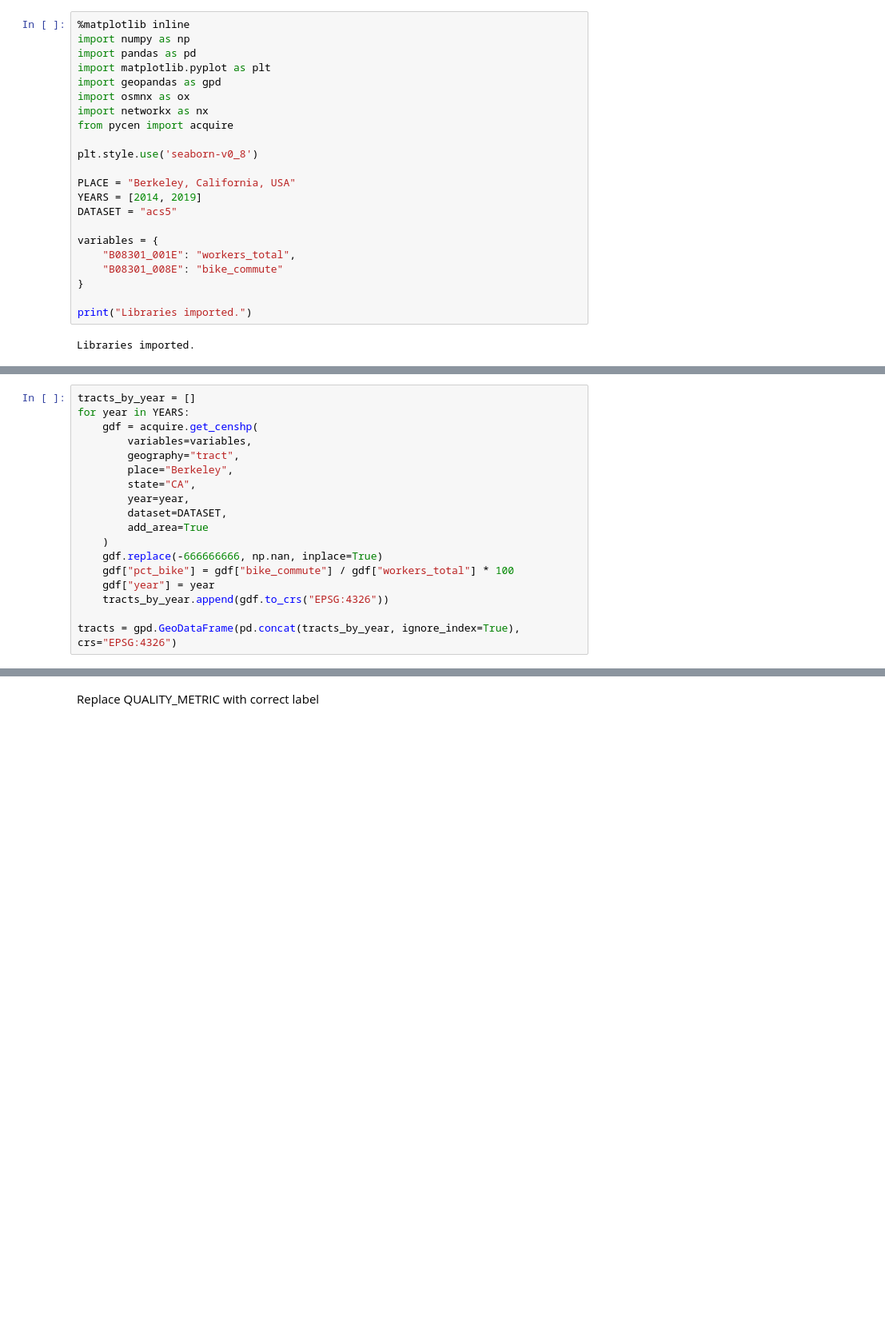
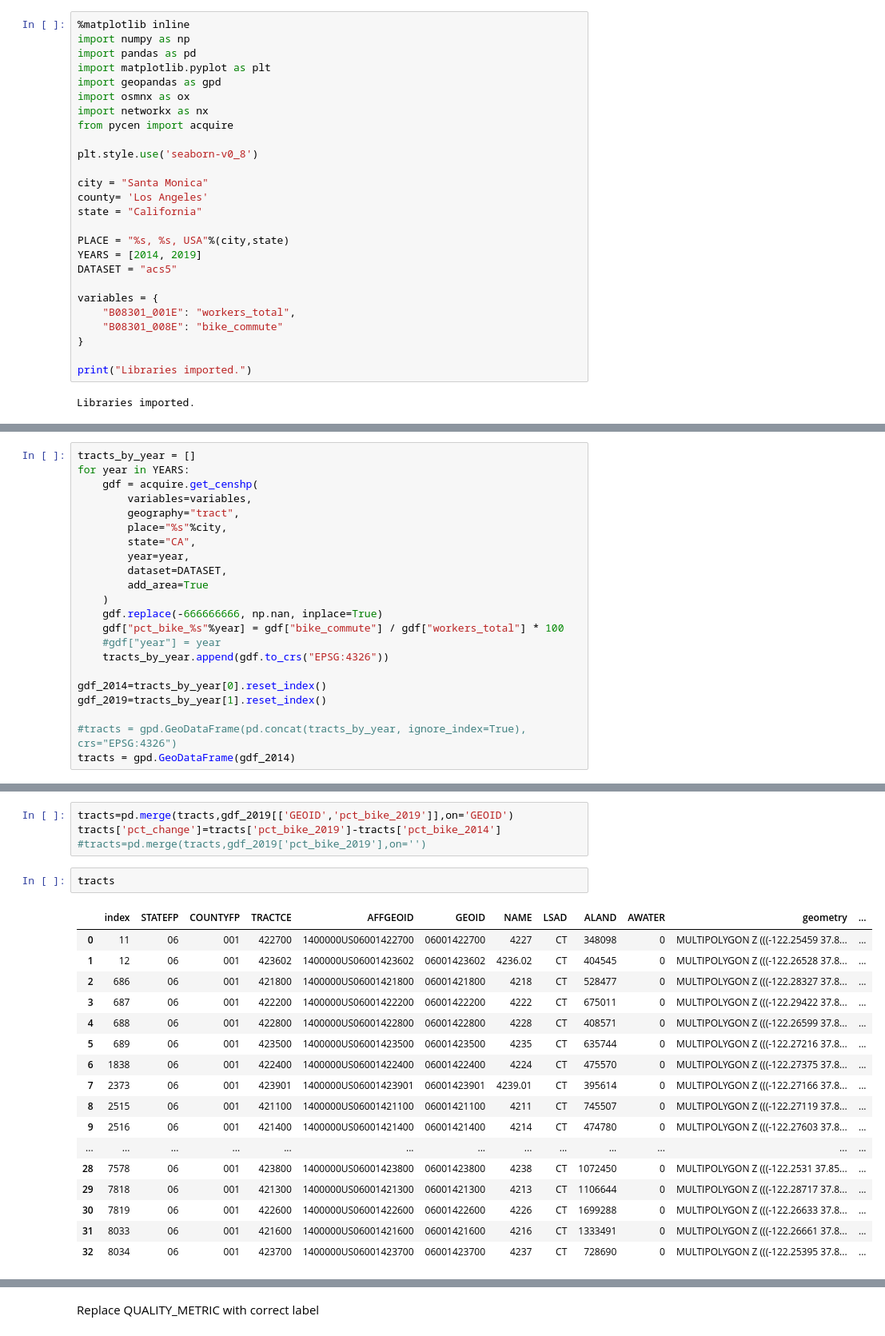
Before and after one commit to mRaffill/low_stress_network_quality, a Jupyter notebook: vis_ridership_pct.ipynb, the cells around one changed output, grey strips where cells are left out. Shown at 80% size. Cells and saved outputs as stored; diff of their text form; blank space fills up the shorter version.

```diff
--- a/vis_ridership_pct.ipynb
+++ b/vis_ridership_pct.ipynb
@@ -18,7 +18,11 @@ from pycen import acquire
 
 plt.style.use('seaborn-v0_8')
 
-PLACE = "Berkeley, California, USA"
+city = "Santa Monica"
+county= 'Los Angeles'
+state = "California"
+
+PLACE = "%s, %s, USA"%(city,state)
 YEARS = [2014, 2019]
 DATASET = "acs5"
 
@@ -50,18 +48,22 @@ for year in YEARS:
     gdf = acquire.get_censhp(
         variables=variables,
         geography="tract",
-        place="Berkeley",
+        place="%s"%city,
         state="CA",
         year=year,
         dataset=DATASET,
         add_area=True
     )
     gdf.replace(-666666666, np.nan, inplace=True)
-    gdf["pct_bike"] = gdf["bike_commute"] / gdf["workers_total"] * 100
-    gdf["year"] = year
+    gdf["pct_bike_%s"%year] = gdf["bike_commute"] / gdf["workers_total"] * 100
+    #gdf["year"] = year
     tracts_by_year.append(gdf.to_crs("EPSG:4326"))
 
-tracts = gpd.GeoDataFrame(pd.concat(tracts_by_year, ignore_index=True), crs="EPSG:4326")
+gdf_2014=tracts_by_year[0].reset_index()
+gdf_2019=tracts_by_year[1].reset_index()
+
+#tracts = gpd.GeoDataFrame(pd.concat(tracts_by_year, ignore_index=True), crs="EPSG:4326")
+tracts = gpd.GeoDataFrame(gdf_2014)
 # %% [output]
 Resolving geography...
   State: California (CA, FIPS: 06)
@@ -91,0 +82,24 @@ Done!
+# %%
+tracts=pd.merge(tracts,gdf_2019[['GEOID','pct_bike_2019']],on='GEOID')
+tracts['pct_change']=tracts['pct_bike_2019']-tracts['pct_bike_2014']
+#tracts=pd.merge(tracts,gdf_2019['pct_bike_2019'],on='')
+# %%
+tracts
+# %% [output]
+|  | index | STATEFP | COUNTYFP | TRACTCE | AFFGEOID | GEOID | NAME | LSAD | ALAND | AWATER | geometry | ... |
+| 0 | 11 | 06 | 001 | 422700 | 1400000US06001422700 | 06001422700 | 4227 | CT | 348098 | 0 | MULTIPOLYGON Z (((-122.25459 37.8... | ... |
+| 1 | 12 | 06 | 001 | 423602 | 1400000US06001423602 | 06001423602 | 4236.02 | CT | 404545 | 0 | MULTIPOLYGON Z (((-122.26528 37.8... | ... |
+| 2 | 686 | 06 | 001 | 421800 | 1400000US06001421800 | 06001421800 | 4218 | CT | 528477 | 0 | MULTIPOLYGON Z (((-122.28327 37.8... | ... |
+| 3 | 687 | 06 | 001 | 422200 | 1400000US06001422200 | 06001422200 | 4222 | CT | 675011 | 0 | MULTIPOLYGON Z (((-122.29422 37.8... | ... |
+| 4 | 688 | 06 | 001 | 422800 | 1400000US06001422800 | 06001422800 | 4228 | CT | 408571 | 0 | MULTIPOLYGON Z (((-122.26599 37.8... | ... |
+| 5 | 689 | 06 | 001 | 423500 | 1400000US06001423500 | 06001423500 | 4235 | CT | 635744 | 0 | MULTIPOLYGON Z (((-122.27216 37.8... | ... |
+| 6 | 1838 | 06 | 001 | 422400 | 1400000US06001422400 | 06001422400 | 4224 | CT | 475570 | 0 | MULTIPOLYGON Z (((-122.27375 37.8... | ... |
+| 7 | 2373 | 06 | 001 | 423901 | 1400000US06001423901 | 06001423901 | 4239.01 | CT | 395614 | 0 | MULTIPOLYGON Z (((-122.27166 37.8... | ... |
+| 8 | 2515 | 06 | 001 | 421100 | 1400000US06001421100 | 06001421100 | 4211 | CT | 745507 | 0 | MULTIPOLYGON Z (((-122.27119 37.8... | ... |
+| 9 | 2516 | 06 | 001 | 421400 | 1400000US06001421400 | 06001421400 | 4214 | CT | 474780 | 0 | MULTIPOLYGON Z (((-122.27603 37.8... | ... |
+| ... | ... | ... | ... | ... | ... | ... | ... | ... | ... | ... | ... | ... |
+| 28 | 7578 | 06 | 001 | 423800 | 1400000US06001423800 | 06001423800 | 4238 | CT | 1072450 | 0 | MULTIPOLYGON Z (((-122.2531 37.85... | ... |
+| 29 | 7818 | 06 | 001 | 421300 | 1400000US06001421300 | 06001421300 | 4213 | CT | 1106644 | 0 | MULTIPOLYGON Z (((-122.28717 37.8... | ... |
+| 30 | 7819 | 06 | 001 | 422600 | 1400000US06001422600 | 06001422600 | 4226 | CT | 1699288 | 0 | MULTIPOLYGON Z (((-122.26633 37.8... | ... |
+| 31 | 8033 | 06 | 001 | 421600 | 1400000US06001421600 | 06001421600 | 4216 | CT | 1333491 | 0 | MULTIPOLYGON Z (((-122.26661 37.8... | ... |
+| 32 | 8034 | 06 | 001 | 423700 | 1400000US06001423700 | 06001423700 | 4237 | CT | 728690 | 0 | MULTIPOLYGON Z (((-122.25395 37.8... | ... |
```
Also changed, not shown: parts of 21 cells of this notebook.
